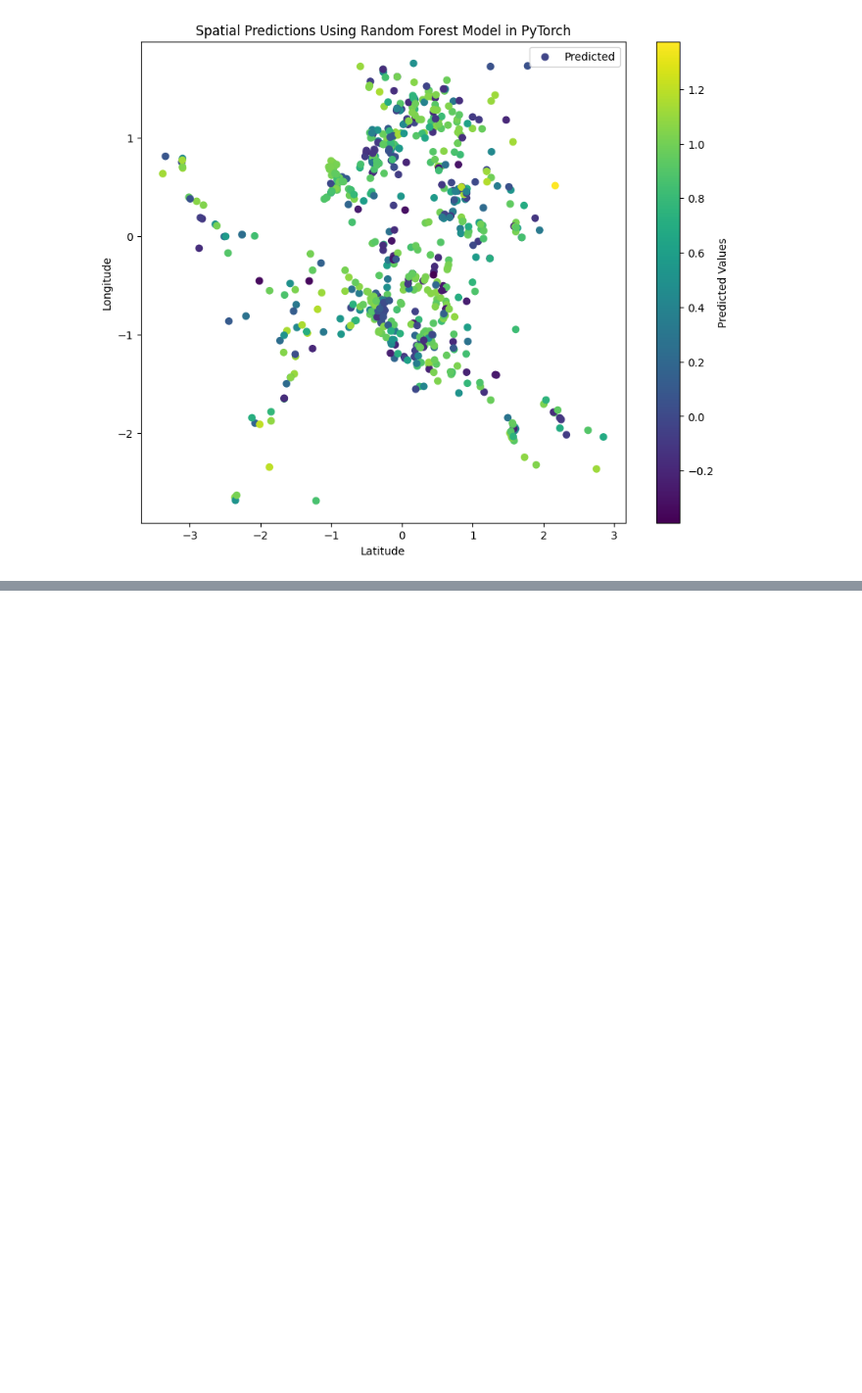
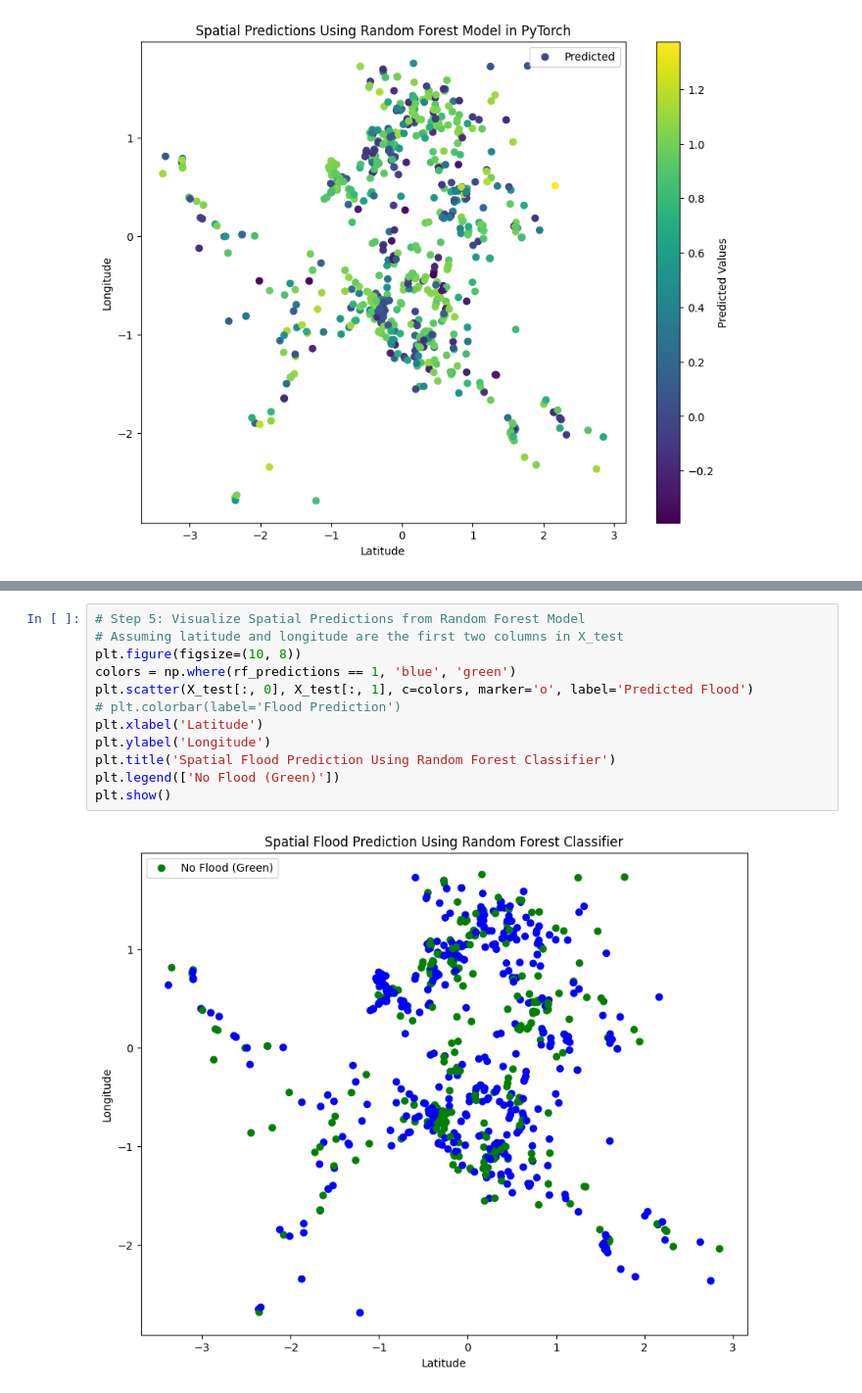
Before and after one commit to Nick-Miras/JeepneyRerouting, a Jupyter notebook: notebooks/spatial_random_forest.ipynb, the cells around one changed output, grey strips where cells are left out. Shown at 98% size. Drawn from its saved outputs; the diff is of its cells as text; blank space fills up the shorter version.

Commit message:
updated spatial_random_forest

```diff
--- a/notebooks/spatial_random_forest.ipynb
+++ b/notebooks/spatial_random_forest.ipynb
@@ -212,0 +305,14 @@ plt.show()
+# %%
+# Step 5: Visualize Spatial Predictions from Random Forest Model
+# Assuming latitude and longitude are the first two columns in X_test
+plt.figure(figsize=(10, 8))
+colors = np.where(rf_predictions == 1, 'blue', 'green')
+plt.scatter(X_test[:, 0], X_test[:, 1], c=colors, marker='o', label='Predicted Flood')
+# plt.colorbar(label='Flood Prediction')
+plt.xlabel('Latitude')
+plt.ylabel('Longitude')
+plt.title('Spatial Flood Prediction Using Random Forest Classifier')
+plt.legend(['No Flood (Green)'])
+plt.show()
+# %% [output]
+[figure, added]
```
Also changed, not shown: parts of 15 cells of this notebook.
